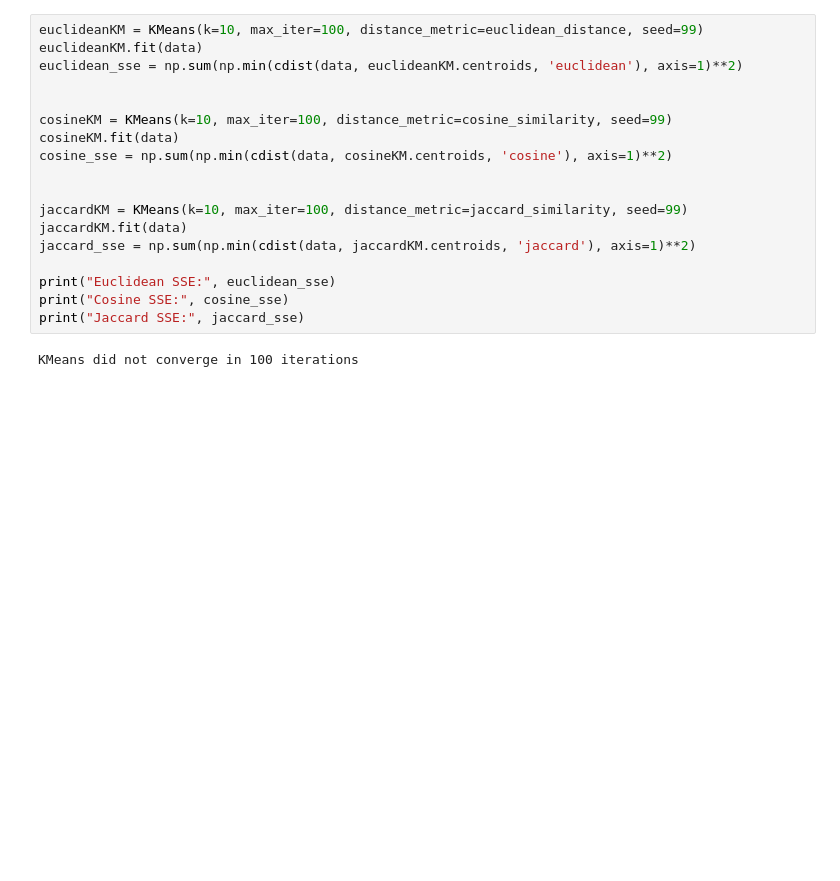
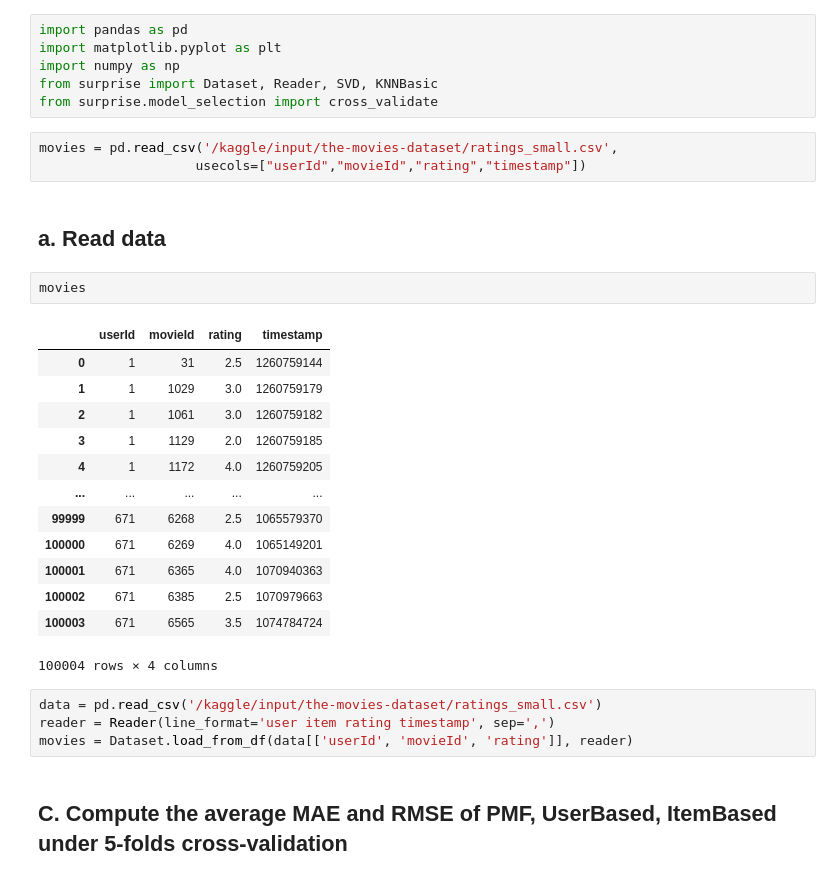
Before and after one commit to oliveyuan/CSE572-DataMining, a Jupyter notebook: HW3-task2.ipynb, the cells around one changed output. Drawn from its saved outputs; the diff is of its cells as text; blank space fills up the shorter version.

```diff
--- a/HW3-task2.ipynb
+++ b/HW3-task2.ipynb
@@ -435,20 +1,33 @@ class KMeans:
-# %%
-euclideanKM = KMeans(k=10, max_iter=100, distance_metric=euclidean_distance, seed=99)
-euclideanKM.fit(data)
-euclidean_sse = np.sum(np.min(cdist(data, euclideanKM.centroids, 'euclidean'), axis=1)**2)
-
-
-cosineKM = KMeans(k=10, max_iter=100, distance_metric=cosine_similarity, seed=99)
-cosineKM.fit(data)
-cosine_sse = np.sum(np.min(cdist(data, cosineKM.centroids, 'cosine'), axis=1)**2)
-
-
-jaccardKM = KMeans(k=10, max_iter=100, distance_metric=jaccard_similarity, seed=99)
-jaccardKM.fit(data)
-jaccard_sse = np.sum(np.min(cdist(data, jaccardKM.centroids, 'jaccard'), axis=1)**2)
-
-print("Euclidean SSE:", euclidean_sse)
-print("Cosine SSE:", cosine_sse)
-print("Jaccard SSE:", jaccard_sse)
-# %% [output]
-KMeans did not converge in 100 iterations
+# %%
+import pandas as pd
+import matplotlib.pyplot as plt
+import numpy as np
+from surprise import Dataset, Reader, SVD, KNNBasic
+from surprise.model_selection import cross_validate
+# %%
+movies = pd.read_csv('/kaggle/input/the-movies-dataset/ratings_small.csv',
+                    usecols=["userId","movieId","rating","timestamp"])
+# %% [markdown]
+## a. Read data
+# %%
+movies
+# %% [output]
+|  | userId | movieId | rating | timestamp |
+| 0 | 1 | 31 | 2.5 | 1260759144 |
+| 1 | 1 | 1029 | 3.0 | 1260759179 |
+| 2 | 1 | 1061 | 3.0 | 1260759182 |
+| 3 | 1 | 1129 | 2.0 | 1260759185 |
+| 4 | 1 | 1172 | 4.0 | 1260759205 |
+| ... | ... | ... | ... | ... |
+| 99999 | 671 | 6268 | 2.5 | 1065579370 |
+| 100000 | 671 | 6269 | 4.0 | 1065149201 |
+| 100001 | 671 | 6365 | 4.0 | 1070940363 |
+| 100002 | 671 | 6385 | 2.5 | 1070979663 |
+| 100003 | 671 | 6565 | 3.5 | 1074784724 |
+100004 rows × 4 columns
+# %%
+data = pd.read_csv('/kaggle/input/the-movies-dataset/ratings_small.csv')
+reader = Reader(line_format='user item rating timestamp', sep=',')
+movies = Dataset.load_from_df(data[['userId', 'movieId', 'rating']], reader)
+# %% [markdown]
+## C. Compute the average MAE and RMSE of PMF, UserBased, ItemBased under 5-folds cross-validation
```
Also changed, not shown: parts of 37 cells of this notebook.
